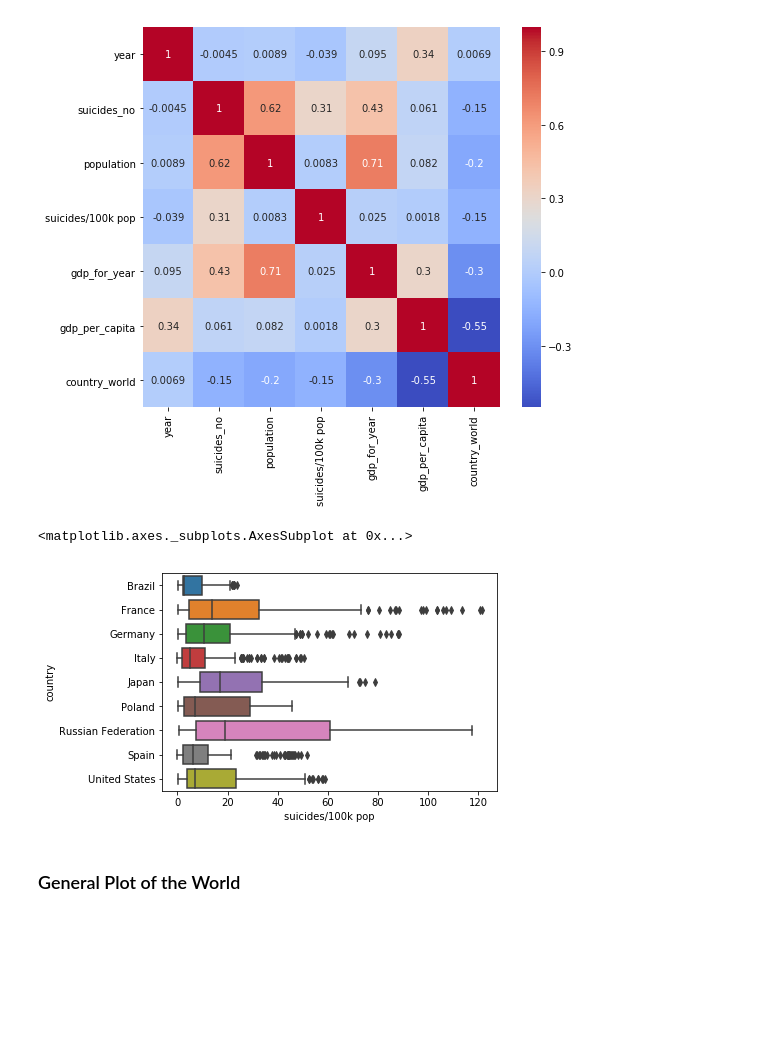
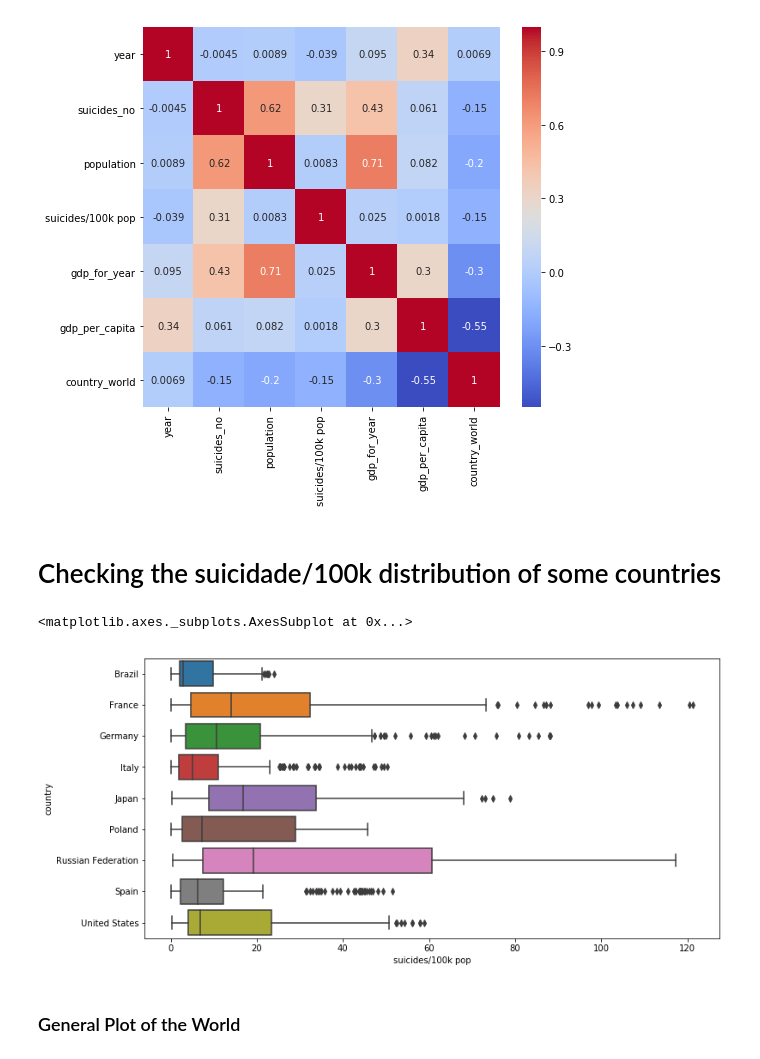
Before and after one commit to lmeazzini/Suicidal-analysis, a Jupyter notebook: Análise dos suicidios - EN.ipynb, the cells around one changed output. Drawn from its saved outputs; the diff is of its cells as text; code cells hidden in the pictures; blank space fills up the shorter version.

Commit message:
added boxplots

```diff
--- a/Análise dos suicidios - EN.ipynb
+++ b/Análise dos suicidios - EN.ipynb
@@ -300,14 +298,17 @@ sns.heatmap(df.corr(), cmap = 'coolwarm', annot=True)
 # %% [output]
 <matplotlib.axes._subplots.AxesSubplot at 0x...>
 [figure]
+# %% [markdown]
+# Checking the suicidade/100k distribution of some countries
 # %%
 countries = ['Russian Federation', 'Brazil', 'Poland', 'Italy', 'United States', 'Germany', 'Japan', 'Spain', 'France']
 df_filtred = df[[df['country'][i] in countries for i in range(len(df))]]
+
+plt.figure(figsize=(12,6))
+sns.boxplot(x = 'suicides/100k pop', y = 'country', data = df_filtred)
+# %% [output]
+<matplotlib.axes._subplots.AxesSubplot at 0x...>
+[figure, added]
-# %%
-sns.boxplot(x = 'suicides/100k pop', y = 'country', data = df_filtred)
-# %% [output]
-<matplotlib.axes._subplots.AxesSubplot at 0x...>
-[figure, removed]
 # %% [markdown]
 ### General Plot of the World
 # %%
```
Also changed, not shown: parts of 1 cell of this notebook, 2 other files.
